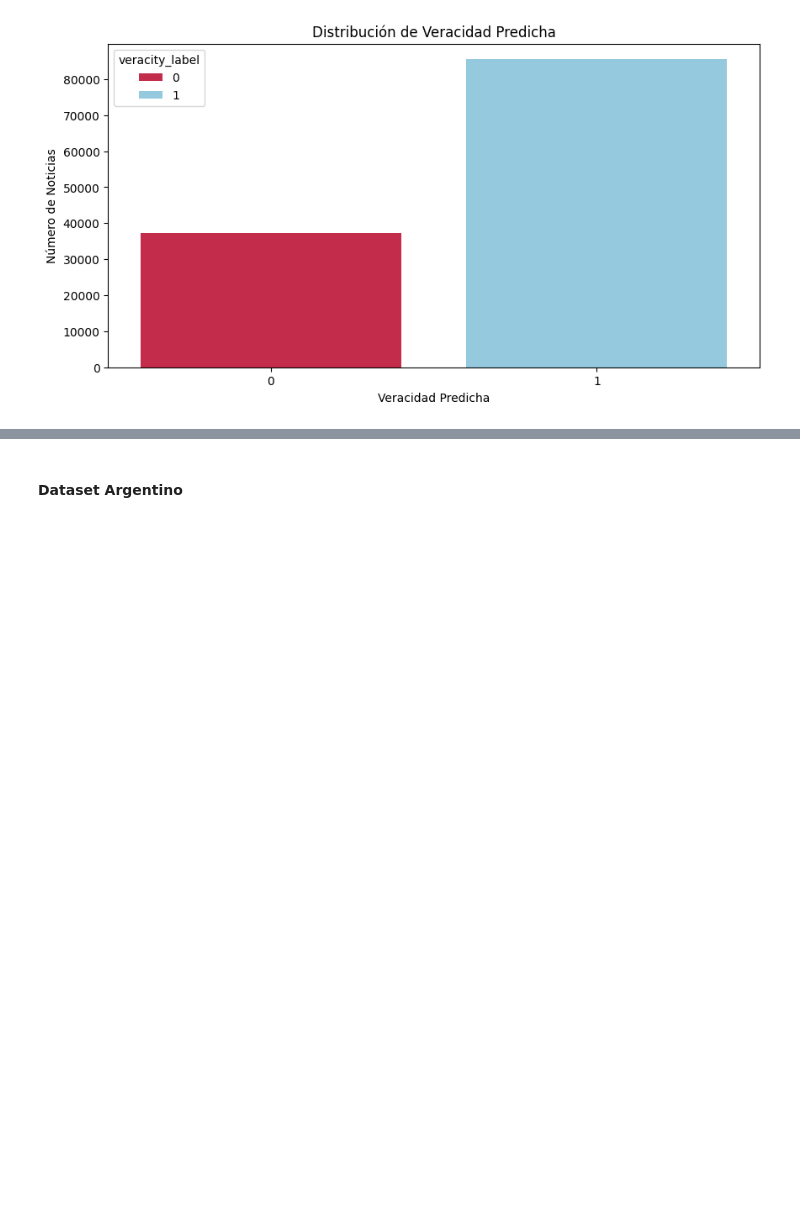
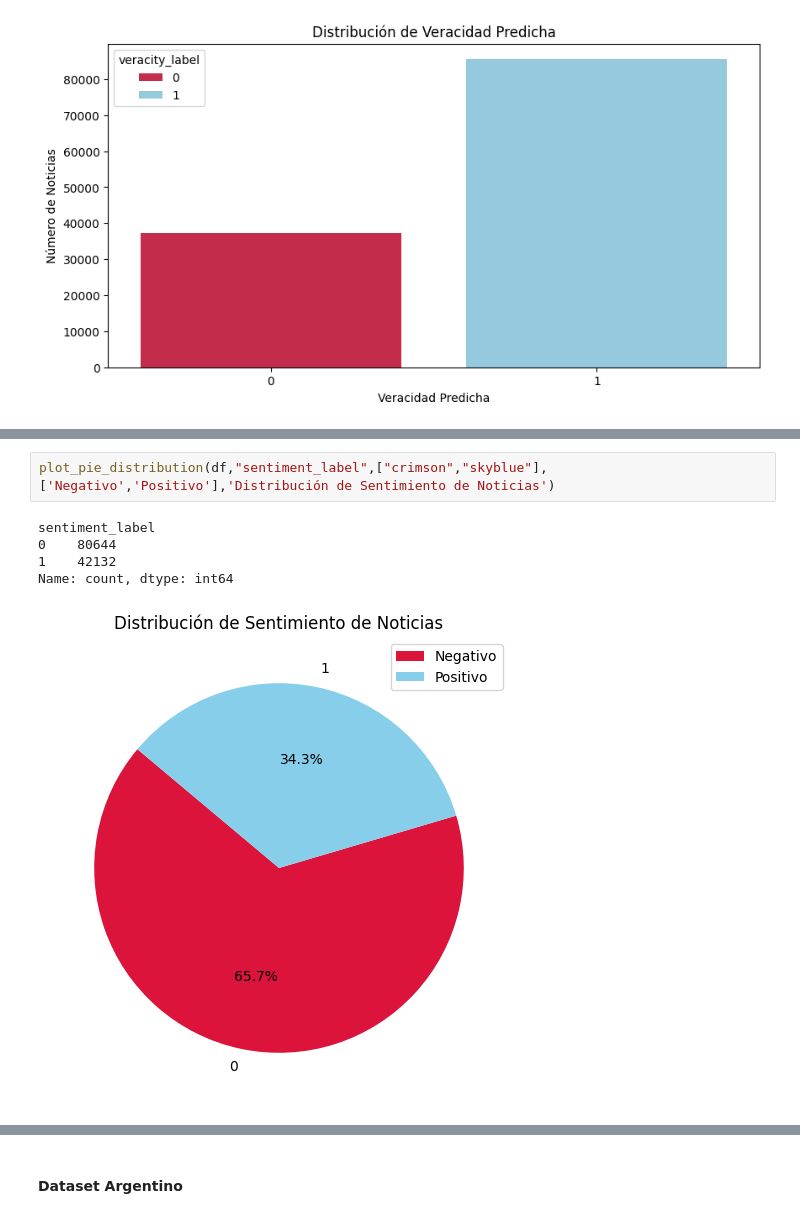
Before and after one commit to Verificado-Profesional/model-evaluation, a Jupyter notebook: relation_analysis.ipynb, the cells around one changed output, grey strips where cells are left out. Drawn from its saved outputs; the diff is of its cells as text; blank space fills up the shorter version.

```diff
--- a/relation_analysis.ipynb
+++ b/relation_analysis.ipynb
@@ -55,0 +88,8 @@ plot_distribution('veracity_label', df,"Veracidad Predicha")
+# %%
+plot_pie_distribution(df,"sentiment_label",["crimson","skyblue"],['Negativo','Positivo'],'Distribución de Sentimiento de Noticias')
+# %% [output]
+sentiment_label
+0    80644
+1    42132
+Name: count, dtype: int64
+[figure, added]
```
Also changed, not shown: parts of 16 cells of this notebook.
